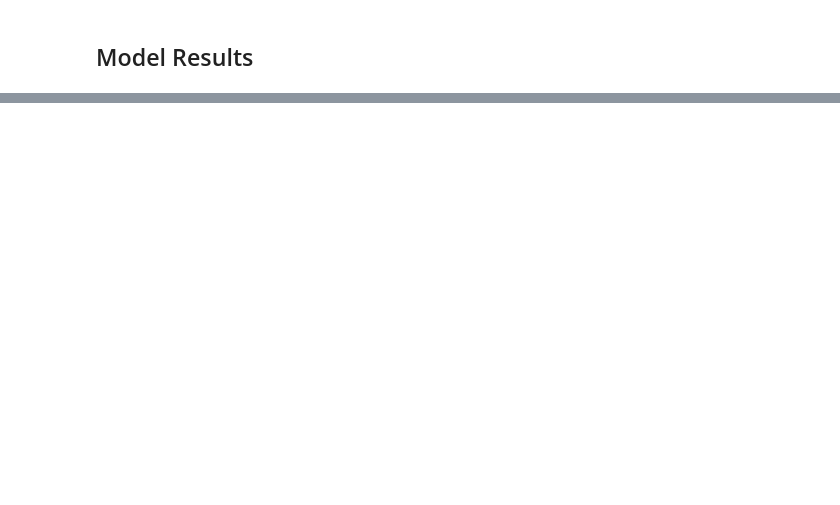
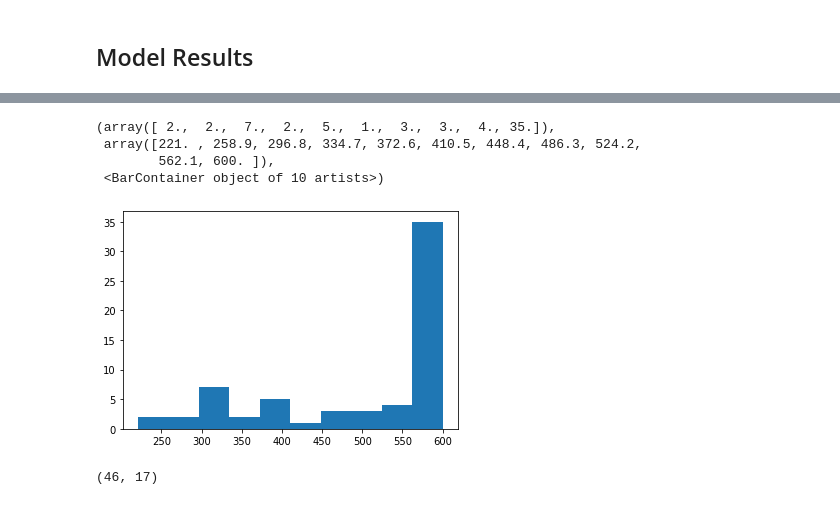
Before and after one commit to AshQTan/W266_Project, a Jupyter notebook: ModelComparison.ipynb, the cells around one changed output, grey strips where cells are left out. Drawn from its saved outputs; the diff is of its cells as text; code cells hidden in the pictures; blank space fills up the shorter version.

```diff
--- a/ModelComparison.ipynb
+++ b/ModelComparison.ipynb
@@ -560,0 +451,13 @@ tf.keras.backend.clear_session()
+# %%
+plt.hist(commonpreddata.length)
+# %% [output]
+(array([ 2.,  2.,  7.,  2.,  5.,  1.,  3.,  3.,  4., 35.]),
+ array([221. , 258.9, 296.8, 334.7, 372.6, 410.5, 448.4, 486.3, 524.2,
+        562.1, 600. ]),
+ <BarContainer object of 10 artists>)
+[figure, added]
+# %%
+mixedpreddata = test_section.drop(commonpred, errors='ignore')
+mixedpreddata.shape
+# %% [output]
+(46, 17)
```
Also changed, not shown: parts of 84 cells of this notebook, 3 other files.
